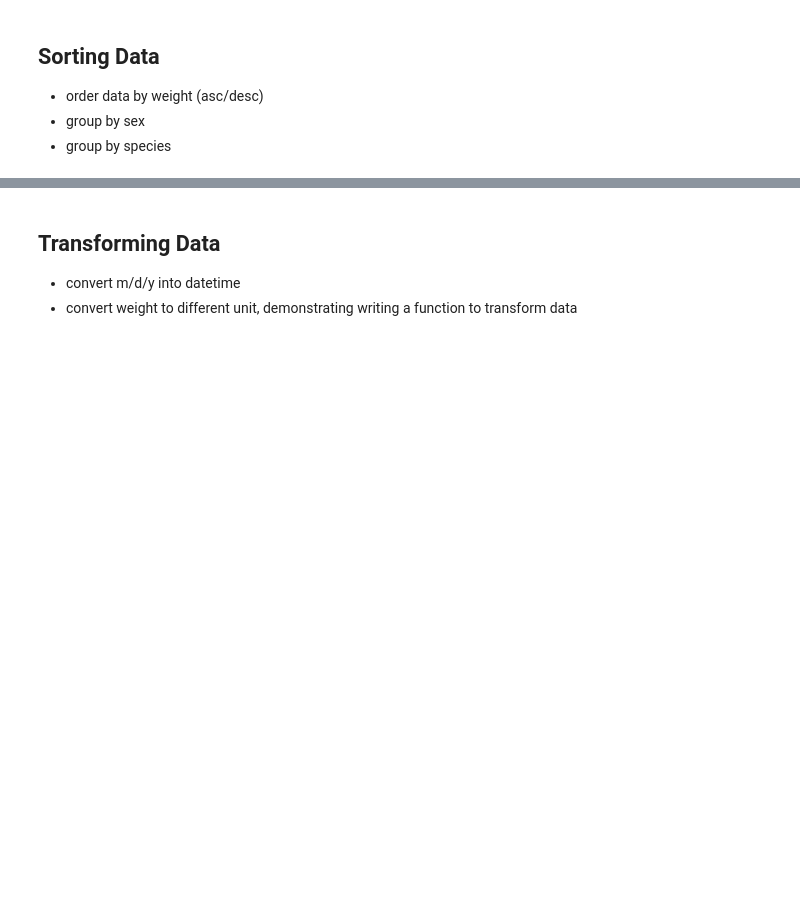
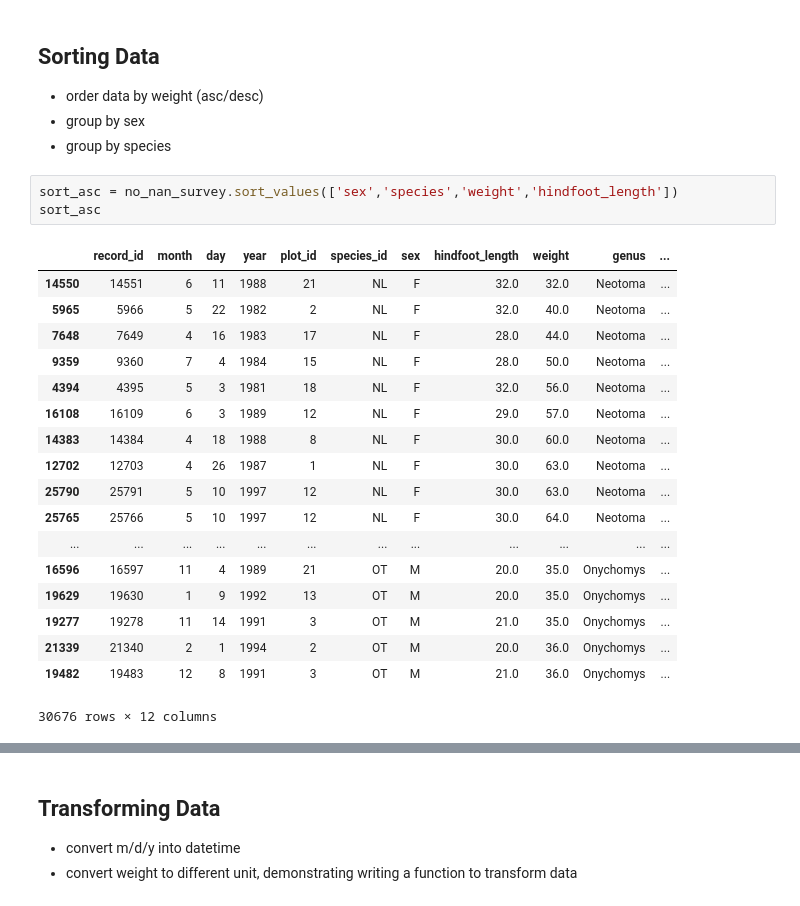
Before and after one commit to NCSU-Libraries/pandas-code4lib-2017, a Jupyter notebook: notebooks/workshop_2.ipynb, the cells around one changed output, grey strips where cells are left out. Saved outputs shown, nothing was run; the diff lists cells and outputs as text; blank space fills up the shorter version.

Commit message:
notebook 2 sort added

```diff
--- a/notebooks/workshop_2.ipynb
+++ b/notebooks/workshop_2.ipynb
@@ -187,3 +187,25 @@ applymap() to run over all elements
 * order data by weight (asc/desc)
 * group by sex
 * group by species
+# %%
+sort_asc = no_nan_survey.sort_values(['sex','species','weight','hindfoot_length'])
+sort_asc
+# %% [output]
+|  | record_id | month | day | year | plot_id | species_id | sex | hindfoot_length | weight | genus | ... |
+| 14550 | 14551 | 6 | 11 | 1988 | 21 | NL | F | 32.0 | 32.0 | Neotoma | ... |
+| 5965 | 5966 | 5 | 22 | 1982 | 2 | NL | F | 32.0 | 40.0 | Neotoma | ... |
+| 7648 | 7649 | 4 | 16 | 1983 | 17 | NL | F | 28.0 | 44.0 | Neotoma | ... |
+| 9359 | 9360 | 7 | 4 | 1984 | 15 | NL | F | 28.0 | 50.0 | Neotoma | ... |
+| 4394 | 4395 | 5 | 3 | 1981 | 18 | NL | F | 32.0 | 56.0 | Neotoma | ... |
+| 16108 | 16109 | 6 | 3 | 1989 | 12 | NL | F | 29.0 | 57.0 | Neotoma | ... |
+| 14383 | 14384 | 4 | 18 | 1988 | 8 | NL | F | 30.0 | 60.0 | Neotoma | ... |
+| 12702 | 12703 | 4 | 26 | 1987 | 1 | NL | F | 30.0 | 63.0 | Neotoma | ... |
+| 25790 | 25791 | 5 | 10 | 1997 | 12 | NL | F | 30.0 | 63.0 | Neotoma | ... |
+| 25765 | 25766 | 5 | 10 | 1997 | 12 | NL | F | 30.0 | 64.0 | Neotoma | ... |
+| ... | ... | ... | ... | ... | ... | ... | ... | ... | ... | ... | ... |
+| 16596 | 16597 | 11 | 4 | 1989 | 21 | OT | M | 20.0 | 35.0 | Onychomys | ... |
+| 19629 | 19630 | 1 | 9 | 1992 | 13 | OT | M | 20.0 | 35.0 | Onychomys | ... |
+| 19277 | 19278 | 11 | 14 | 1991 | 3 | OT | M | 21.0 | 35.0 | Onychomys | ... |
+| 21339 | 21340 | 2 | 1 | 1994 | 2 | OT | M | 20.0 | 36.0 | Onychomys | ... |
+| 19482 | 19483 | 12 | 8 | 1991 | 3 | OT | M | 21.0 | 36.0 | Onychomys | ... |
+30676 rows × 12 columns
```
Also changed, not shown: parts of 2 cells of this notebook.
